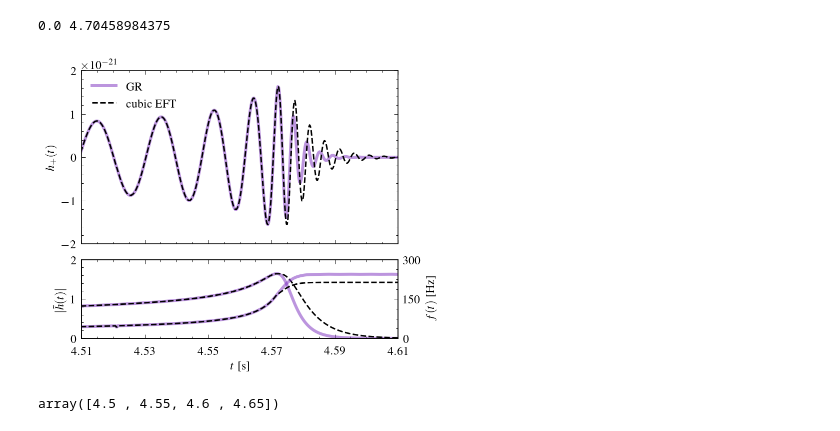
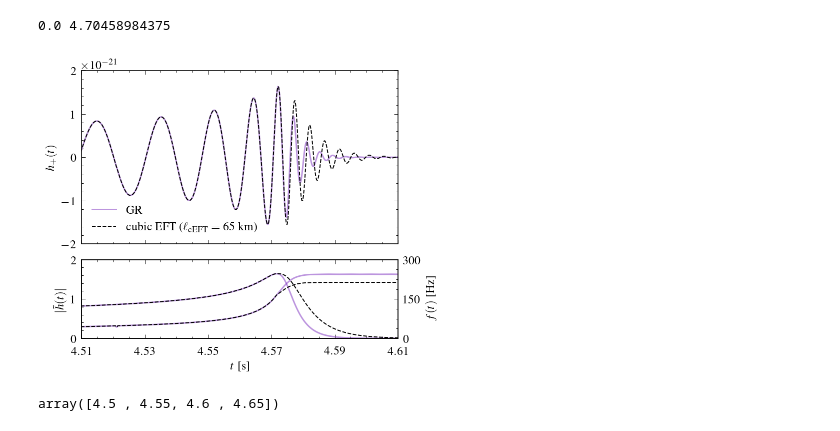
Before and after one commit to abhirup-ghosh/spinqnm, a Jupyter notebook: papers/paper_alt_theor_bounds/jnb/minimal_waveform_generator.ipynb, the cells around one changed output. Cells and saved outputs as stored; diff of their text form; code cells hidden in the pictures.

```diff
--- a/papers/paper_alt_theor_bounds/jnb/minimal_waveform_generator.ipynb
+++ b/papers/paper_alt_theor_bounds/jnb/minimal_waveform_generator.ipynb
@@ -346,41 +346,41 @@ x = [['A', 'A'],
 
 f, axes = plt.subplot_mosaic(mosaic=x, figsize=(5.5, 4.5),
                              gridspec_kw={'left':0.1, 'hspace': 0.2, 'wspace': 0.6, 'bottom':0.125, 'right':0.9})
 
 for k in ('A', 'B'):
     tmin = 4.51
     tmax = 4.61
     dt = 0.02
     axes[k].set_xlim(tmin, tmax)
     axes[k].xaxis.set_ticks(np.arange(tmin, tmax, dt))
 
-axes['A'].plot(t_GR,   hp_GR.data.data,   ls='-',  lw=3, c='#7b2cbf', alpha=0.5, label='GR')
-axes['A'].plot(t_cEFT, hp_cEFT.data.data, ls='--', lw=1.5, c='k', label='cubic EFT')
+axes['A'].plot(t_GR,   hp_GR.data.data,   ls='-',  lw=1.5, c='#7b2cbf', alpha=0.5, label='GR')
+axes['A'].plot(t_cEFT, hp_cEFT.data.data, ls='--', lw=1, c='k', label=r'cubic EFT ($\ell_{\rm cEFT} = 65$ km)')
 axes['A'].set_xticklabels([]);
 axes['A'].set_ylabel(r'$h_{+}(t)$')
 axes['A'].set_ylim(-2e-21, 2e-21)
-axes['A'].legend(ncol=1, loc='upper left', fontsize=12)
+axes['A'].legend(ncol=1, loc='lower left', fontsize=12)
 
 axes['B'].set_xlabel(r'$t$ [s]')
 axes['B'].set_ylabel(r'$|\tilde{h}(t)|$')
-axes['B'].plot(t_GR, ampoft_GR * 1e21, ls='-', lw=3, c='#7b2cbf', alpha=0.5)
-axes['B'].plot(t_cEFT, ampoft_cEFT * 1e21, ls='--', lw=1.5, c='k')
+axes['B'].plot(t_GR, ampoft_GR * 1e21, ls='-', lw=1.5, c='#7b2cbf', alpha=0.5)
+axes['B'].plot(t_cEFT, ampoft_cEFT * 1e21, ls='--', lw=1, c='k')
 axes['B'].set_ylim(0, 2)
 axes['B'].yaxis.set_ticks(np.arange(0, 3, 1))
 axes['B'].xaxis.set_tick_params(pad=8)
 
 axC = axes['B'].twinx()
 axC.set_ylim(0, 300)
 axC.yaxis.set_ticks(np.arange(0, 300 + 150, 150))
 axC.set_ylabel(r"$f(t)$ [Hz]")
-axC.plot(t_GR, Foft_GR, ls='-', lw=3, c='#7b2cbf', alpha=0.5)
-axC.plot(t_cEFT, Foft_cEFT, ls='--', lw=1.5, c='k')
+axC.plot(t_GR, Foft_GR, ls='-', lw=1.5, c='#7b2cbf', alpha=0.5)
+axC.plot(t_cEFT, Foft_cEFT, ls='--', lw=1, c='k')
 
 # axes['C'].set_xlabel(r'$\ell_{\rm GB}$ [km]');
 
 plt.savefig("../figs/example_waveform_cubicEFT.pdf")
 # %% [output]
-[figure, old version]
+[figure, new version]
 # %%
 np.arange(4.50, 4.65, 0.05)
 # %% [output]
```
Also changed, not shown: 7 other files.
